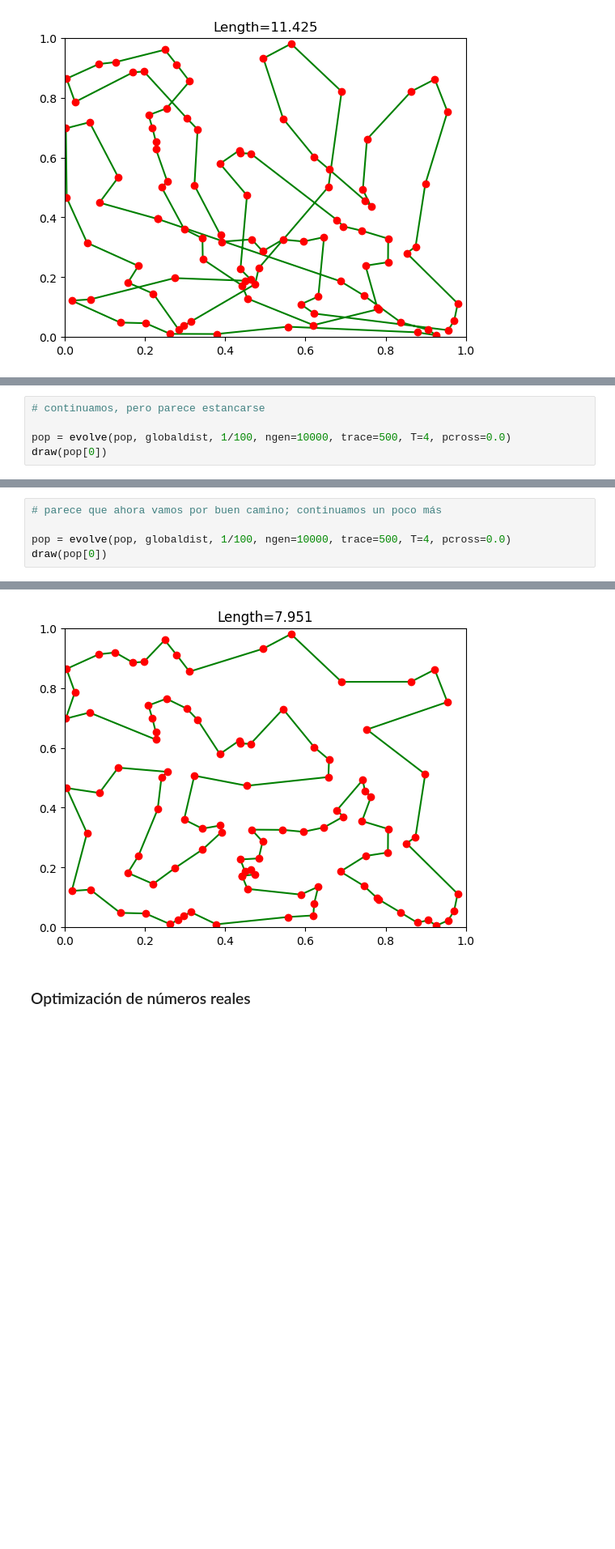
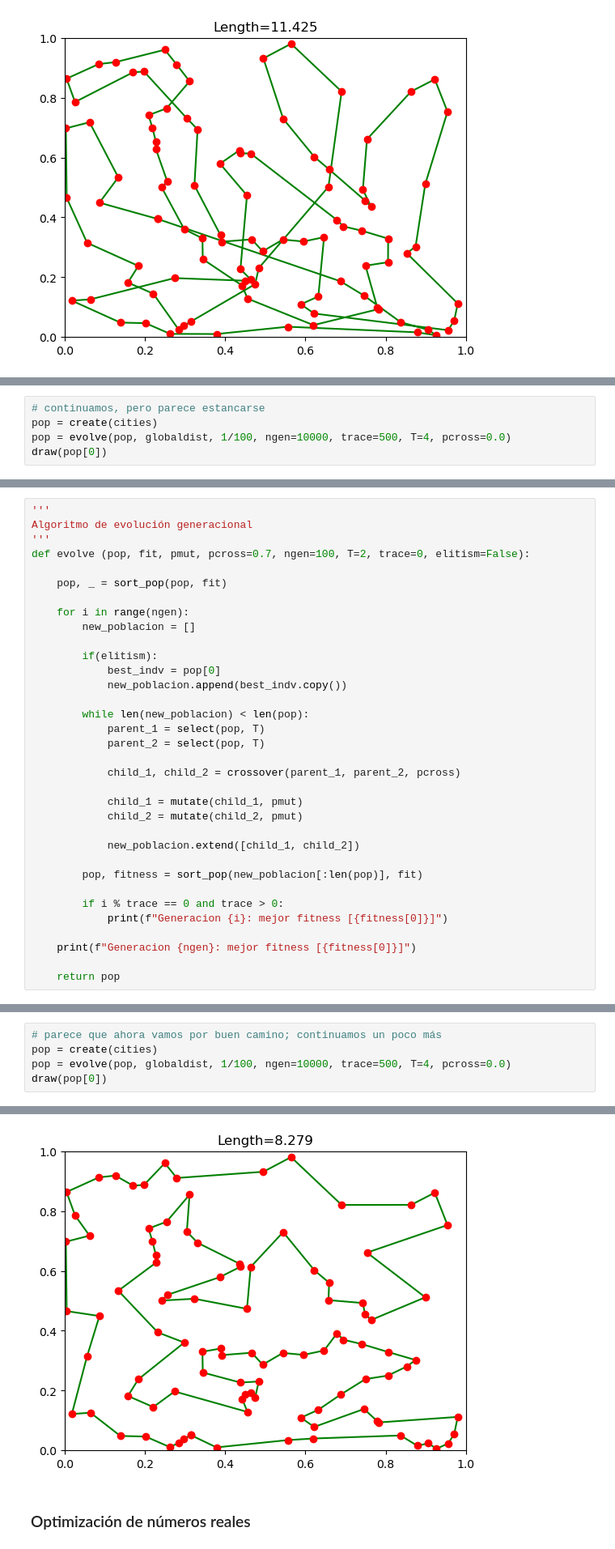
Before and after one commit to JorgeDC01/EMOC, a Jupyter notebook: AG alumno.ipynb, the cells around one changed output, grey strips where cells are left out. Shown: that part at 81% size. Drawn from its saved outputs; the diff is of its cells as text; blank space fills up the shorter version.

```diff
--- a/AG alumno.ipynb
+++ b/AG alumno.ipynb
@@ -333,5 +381,5 @@ Mejor individuo [[0.2092202940037915, 0.7415775443241935], [0.25391391610860914,
 # %%
 # continuamos, pero parece estancarse
-
+pop = create(cities)
 pop = evolve(pop, globaldist, 1/100, ngen=10000, trace=500, T=4, pcross=0.0)
 draw(pop[0])
@@ -352,6 +436,40 @@ mutations = [mutate_swap, mutate_insert, mutate_reverse]
 def mutate (ind, pmut):
     operator = random.choice(mutations)
     return operator(ind, pmut)
+# %%
+'''
+Algoritmo de evolución generacional
+'''
+def evolve (pop, fit, pmut, pcross=0.7, ngen=100, T=2, trace=0, elitism=False):
+
+    pop, _ = sort_pop(pop, fit)
+
+    for i in range(ngen):
+        new_poblacion = []
+
+        if(elitism):
+            best_indv = pop[0]
+            new_poblacion.append(best_indv.copy())
+
+        while len(new_poblacion) < len(pop):
+            parent_1 = select(pop, T)
+            parent_2 = select(pop, T)
+
+            child_1, child_2 = crossover(parent_1, parent_2, pcross)
+
+            child_1 = mutate(child_1, pmut)
+            child_2 = mutate(child_2, pmut)
+
+            new_poblacion.extend([child_1, child_2])
+
+        pop, fitness = sort_pop(new_poblacion[:len(pop)], fit)
+
+        if i % trace == 0 and trace > 0:
+            print(f"Generacion {i}: mejor fitness [{fitness[0]}]")
+
+    print(f"Generacion {ngen}: mejor fitness [{fitness[0]}]")
+
+    return pop
 # %%
 pop = create(cities)
 pop = evolve(pop, globaldist, 1/100, ngen=10000, trace=500, T=4, pcross=0.0)
@@ -364,6 +496,6 @@ Mejor individuo [[0.4556164527790729, 0.12863149772605698], [0.4423888847621813,
 # %%
 # parece que ahora vamos por buen camino; continuamos un poco más
-
+pop = create(cities)
 pop = evolve(pop, globaldist, 1/100, ngen=10000, trace=500, T=4, pcross=0.0)
 draw(pop[0])
 # %% [output]
@@ -373,4 +519,4 @@ Mejor individuo [[0.4423888847621813, 0.17212722421686055], [0.47467832142010535
-[figure, old version]
+[figure, new version]
 # %% [markdown]
 ### Optimización de números reales
 # %%
```
Also changed, not shown: parts of 13 cells of this notebook.
